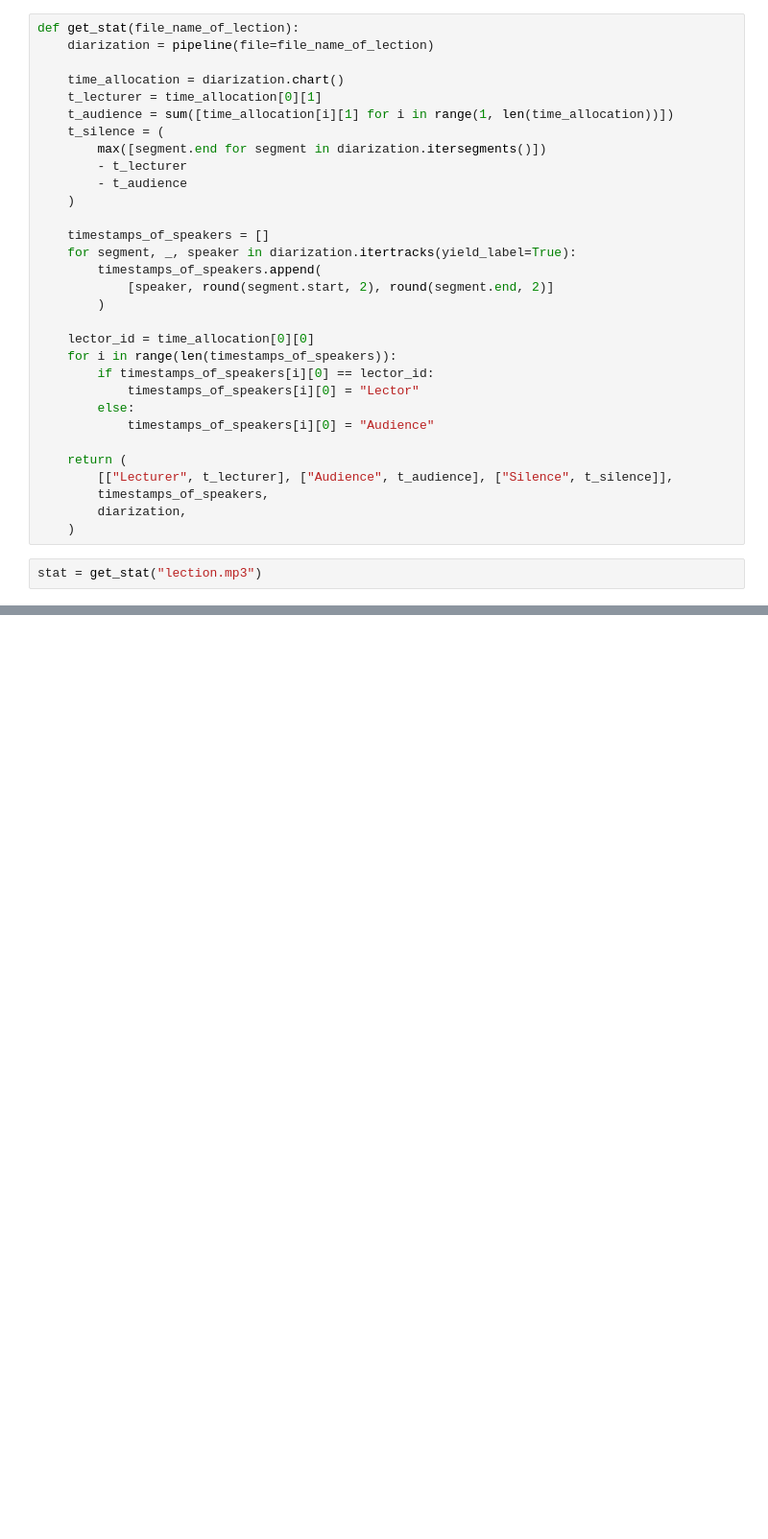
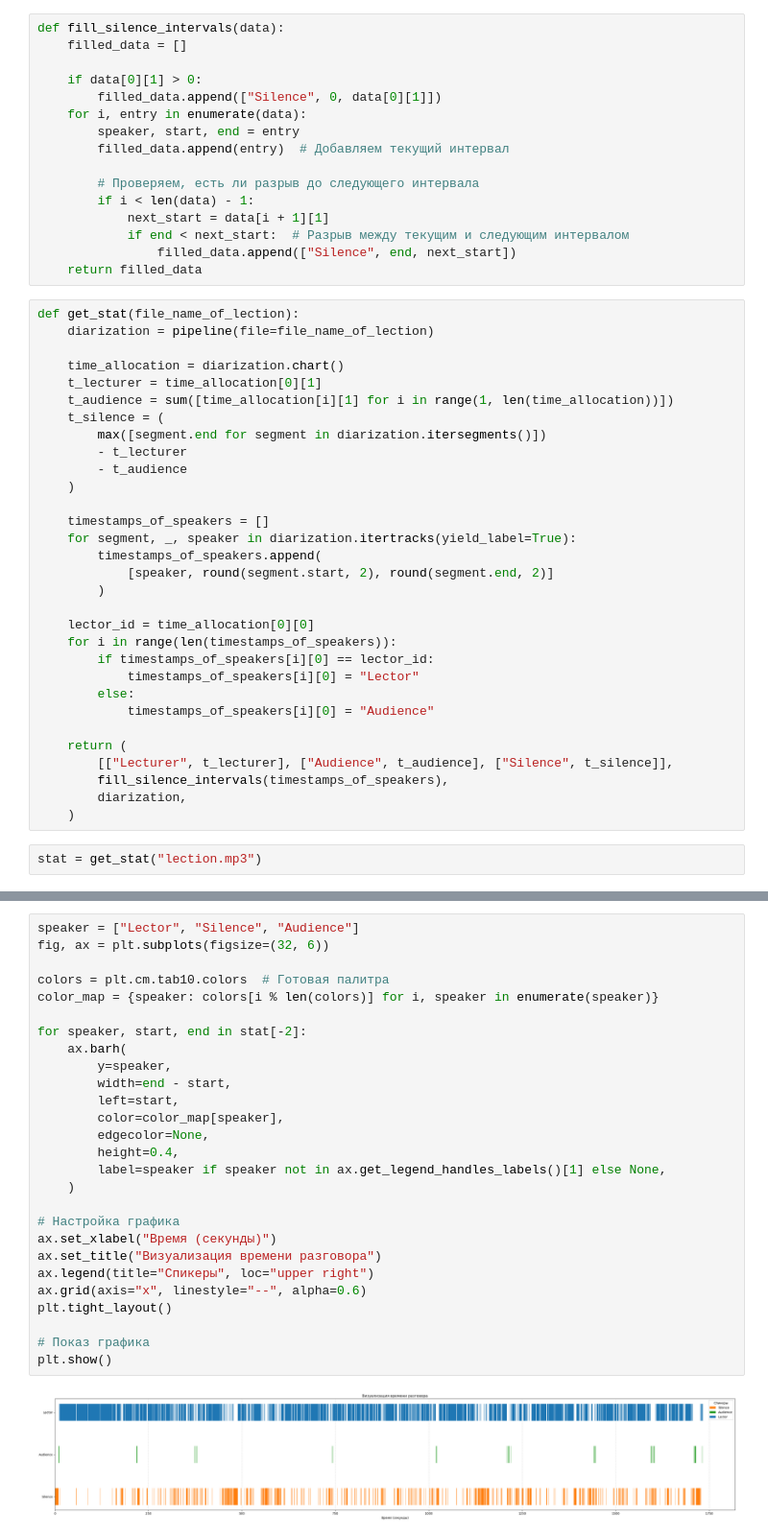
Before and after one commit to frznfrgg/ai_lector, a Jupyter notebook: speech.ipynb, the cells around one changed output, grey strips where cells are left out. Shown at 96% size. Drawn from its saved outputs; the diff is of its cells as text; blank space fills up the shorter version.

Commit message:
pie+timestamps_of_speak

```diff
--- a/speech.ipynb
+++ b/speech.ipynb
@@ -20,4 +20,20 @@ INFO:speechbrain.utils.quirks:Applied quirks (see `speechbrain.utils.quirks`): [
 INFO:speechbrain.utils.quirks:Excluded quirks specified by the `SB_DISABLE_QUIRKS` environment (comma-separated list): []
+# %%
+def fill_silence_intervals(data):
+    filled_data = []
+
+    if data[0][1] > 0:
+        filled_data.append(["Silence", 0, data[0][1]])
+    for i, entry in enumerate(data):
+        speaker, start, end = entry
+        filled_data.append(entry)  # Добавляем текущий интервал
+
+        # Проверяем, есть ли разрыв до следующего интервала
+        if i < len(data) - 1:
+            next_start = data[i + 1][1]
+            if end < next_start:  # Разрыв между текущим и следующим интервалом
+                filled_data.append(["Silence", end, next_start])
+    return filled_data
 # %%
 def get_stat(file_name_of_lection):
     diarization = pipeline(file=file_name_of_lection)
@@ -46,7 +62,7 @@ def get_stat(file_name_of_lection):
 
     return (
         [["Lecturer", t_lecturer], ["Audience", t_audience], ["Silence", t_silence]],
-        timestamps_of_speakers,
+        fill_silence_intervals(timestamps_of_speakers),
         diarization,
     )
 # %%
@@ -81,3 +97,32 @@ stat[-2]
  ['Lector', 1727.54, 1731.42],
  ['Audience', 1731.42, 1731.61],
  ['Lector', 1731.61, 1732.82]]
+# %%
+speaker = ["Lector", "Silence", "Audience"]
+fig, ax = plt.subplots(figsize=(32, 6))
+
+colors = plt.cm.tab10.colors  # Готовая палитра
+color_map = {speaker: colors[i % len(colors)] for i, speaker in enumerate(speaker)}
+
+for speaker, start, end in stat[-2]:
+    ax.barh(
+        y=speaker,
+        width=end - start,
+        left=start,
+        color=color_map[speaker],
+        edgecolor=None,
+        height=0.4,
+        label=speaker if speaker not in ax.get_legend_handles_labels()[1] else None,
+    )
+
+# Настройка графика
+ax.set_xlabel("Время (секунды)")
+ax.set_title("Визуализация времени разговора")
+ax.legend(title="Спикеры", loc="upper right")
+ax.grid(axis="x", linestyle="--", alpha=0.6)
+plt.tight_layout()
+
+# Показ графика
+plt.show()
+# %% [output]
+[figure, added]
```
Also changed, not shown: parts of 2 cells of this notebook, 1 other file.
